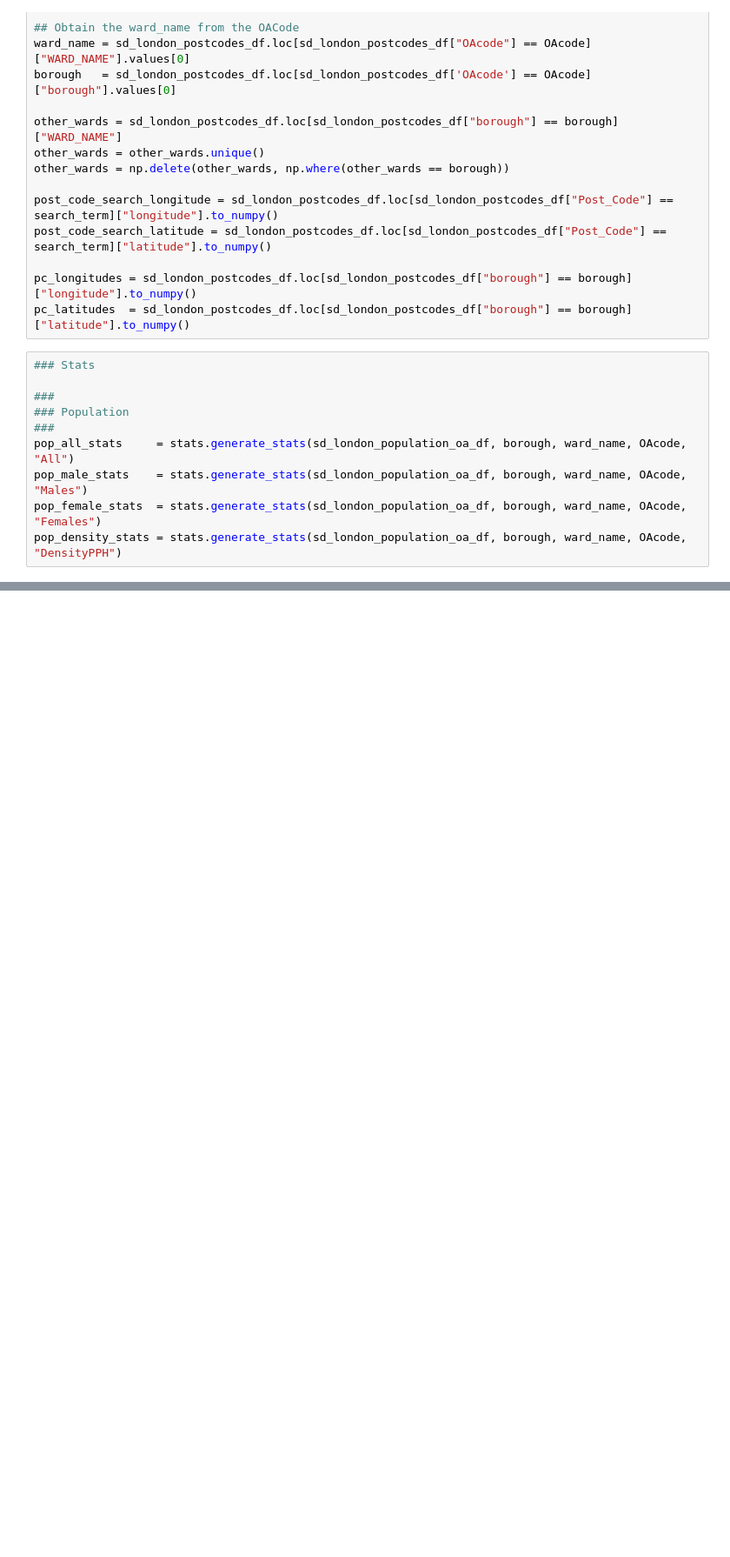
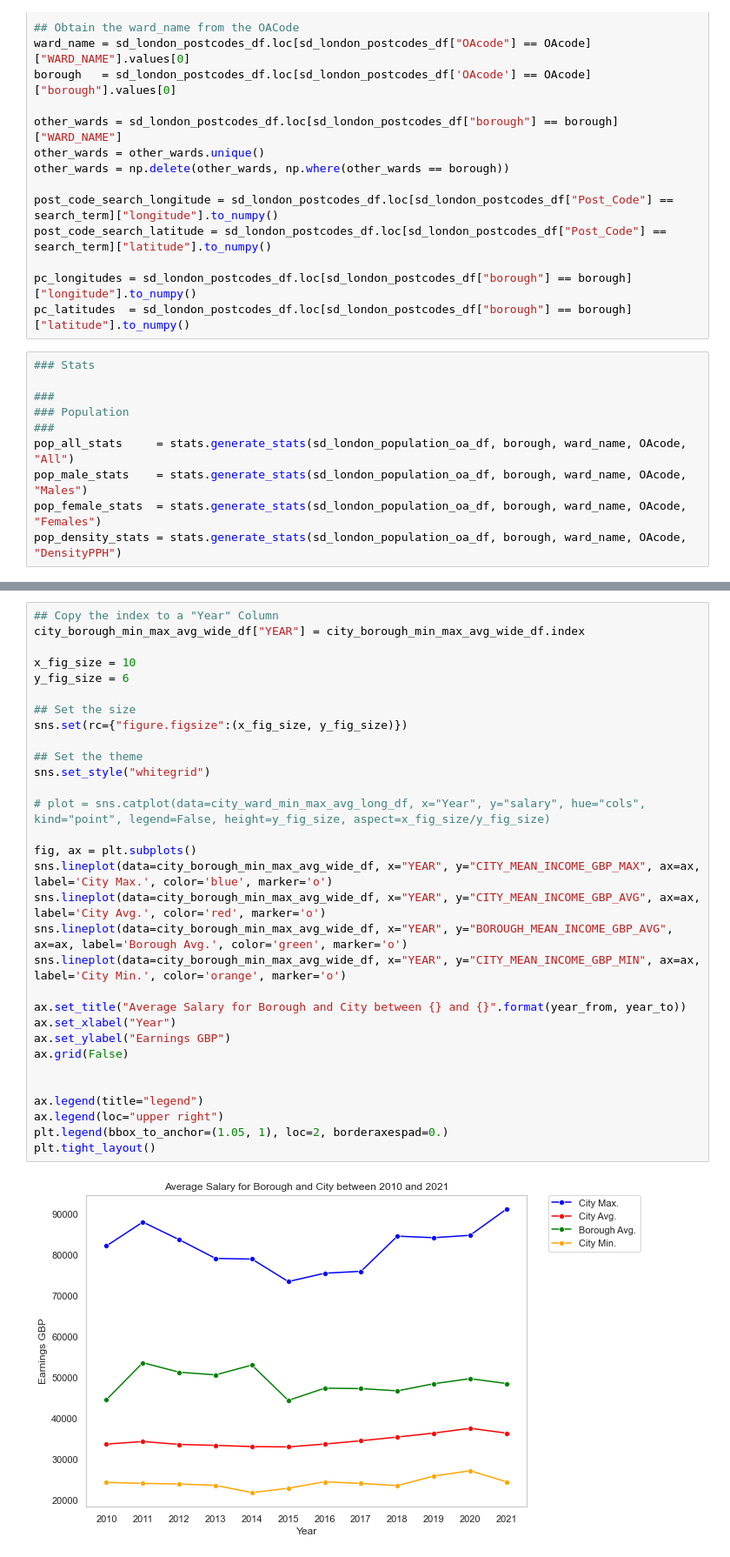
Before and after one commit to neal-bamford/sd-map-streamlit, a Jupyter notebook: SD_Map_Dev.ipynb, the cells around one changed output, grey strips where cells are left out. Shown at 87% size. Drawn from its saved outputs; the diff is of its cells as text; blank space fills up the shorter version.

```diff
--- a/SD_Map_Dev.ipynb
+++ b/SD_Map_Dev.ipynb
@@ -479,0 +448,33 @@ NameError: name 'log' is not defined
+# %%
+## Copy the index to a "Year" Column
+city_borough_min_max_avg_wide_df["YEAR"] = city_borough_min_max_avg_wide_df.index
+
+x_fig_size = 10
+y_fig_size = 6
+
+## Set the size
+sns.set(rc={"figure.figsize":(x_fig_size, y_fig_size)})
+
+## Set the theme
+sns.set_style("whitegrid")
+
+# plot = sns.catplot(data=city_ward_min_max_avg_long_df, x="Year", y="salary", hue="cols", kind="point", legend=False, height=y_fig_size, aspect=x_fig_size/y_fig_size)
+
+fig, ax = plt.subplots()
+sns.lineplot(data=city_borough_min_max_avg_wide_df, x="YEAR", y="CITY_MEAN_INCOME_GBP_MAX", ax=ax,    label='City Max.', color='blue', marker='o')
+sns.lineplot(data=city_borough_min_max_avg_wide_df, x="YEAR", y="CITY_MEAN_INCOME_GBP_AVG", ax=ax,    label='City Avg.', color='red', marker='o')
+sns.lineplot(data=city_borough_min_max_avg_wide_df, x="YEAR", y="BOROUGH_MEAN_INCOME_GBP_AVG", ax=ax, label='Borough Avg.', color='green', marker='o')
+sns.lineplot(data=city_borough_min_max_avg_wide_df, x="YEAR", y="CITY_MEAN_INCOME_GBP_MIN", ax=ax,    label='City Min.', color='orange', marker='o')
+
+ax.set_title("Average Salary for Borough and City between {} and {}".format(year_from, year_to))
+ax.set_xlabel("Year")
+ax.set_ylabel("Earnings GBP")
+ax.grid(False)
+
+
+ax.legend(title="legend")
+ax.legend(loc="upper right")
+plt.legend(bbox_to_anchor=(1.05, 1), loc=2, borderaxespad=0.)
+plt.tight_layout()
+# %% [output]
+[figure, added]
```
Also changed, not shown: parts of 33 cells of this notebook, 41 other files.
